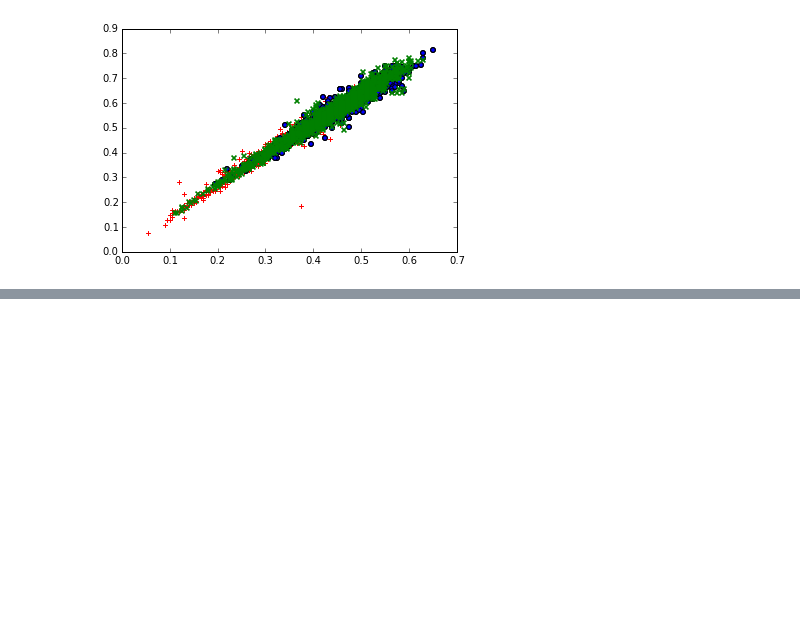
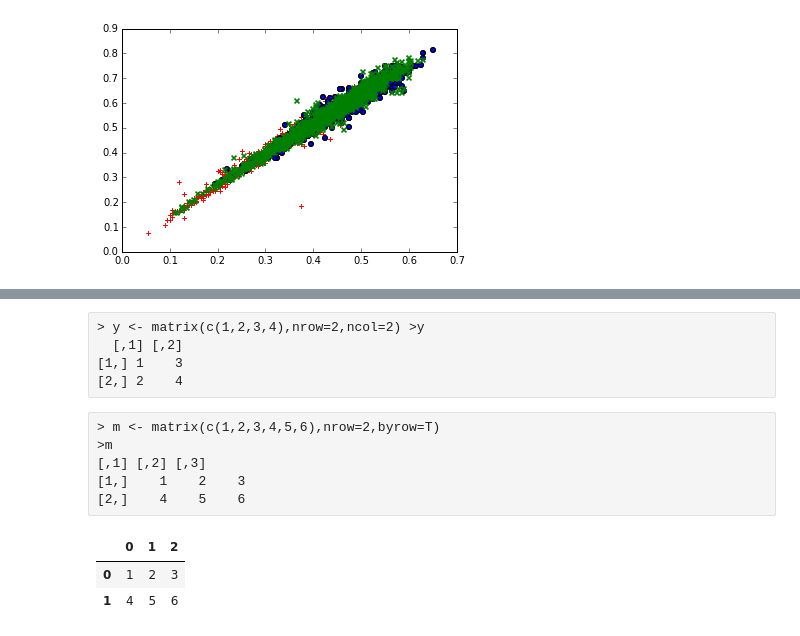
Before and after one commit to mstampfer/r2py, a Jupyter notebook: r2py.ipynb, the cells around one changed output, grey strips where cells are left out. Drawn from its saved outputs; the diff is of its cells as text; code cells hidden in the pictures; blank space fills up the shorter version.

```diff
--- a/r2py.ipynb
+++ b/r2py.ipynb
@@ -515,0 +581,5 @@ plot.scatter([float(m['diameter']) for m in males],
+# %% [raw]
+> y <- matrix(c(1,2,3,4),nrow=2,ncol=2) >y
+  [,1] [,2]
+[1,] 1    3
+[2,] 2    4
@@ -515,0 +588,12 @@ plot.scatter([float(m['diameter']) for m in males],
+# %% [raw]
+> m <- matrix(c(1,2,3,4,5,6),nrow=2,byrow=T)
+>m
+[,1] [,2] [,3]
+[1,]    1    2    3
+[2,]    4    5    6
+# %%
+DataFrame(np.arange(1,7).reshape((2,3),order='C'))
+# %% [output]
+|  | 0 | 1 | 2 |
+| 0 | 1 | 2 | 3 |
+| 1 | 4 | 5 | 6 |
```
Also changed, not shown: parts of 17 cells of this notebook.
